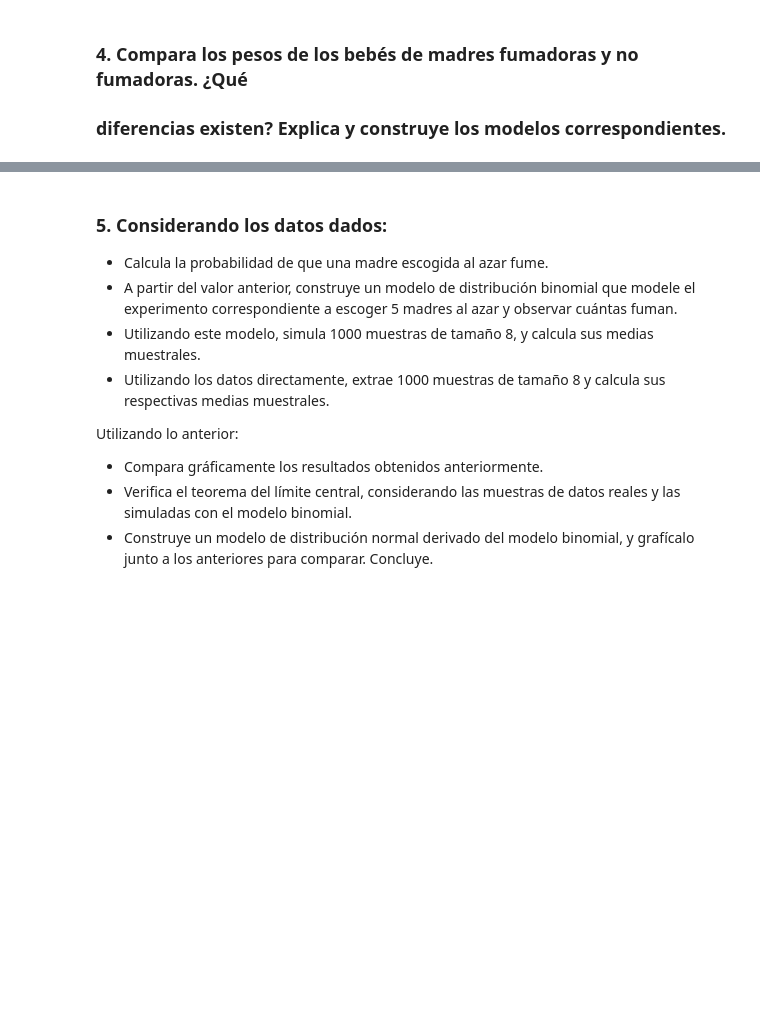
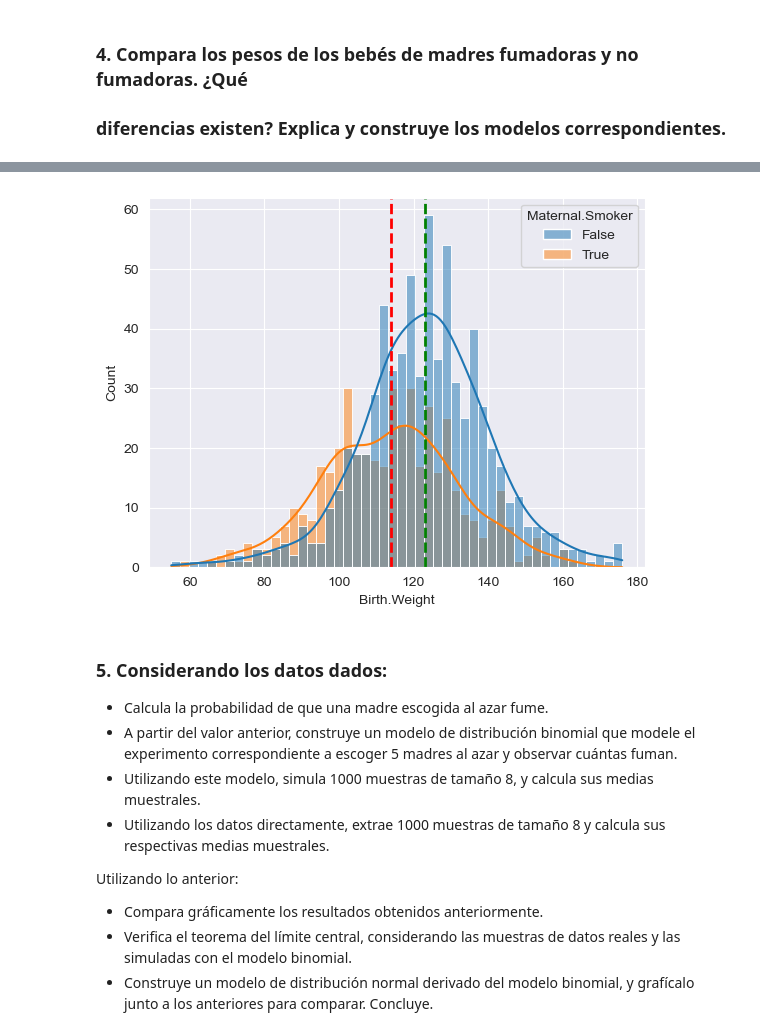
Before and after one commit to Xexe9T/desafio_3_estadisticas_con_python, a Jupyter notebook: desafio_3_analisis_estadistico_python.ipynb, the cells around one changed output, grey strips where cells are left out. Cells and saved outputs as stored; diff of their text form; code cells hidden in the pictures; blank space fills up the shorter version.

```diff
--- a/desafio_3_analisis_estadistico_python.ipynb
+++ b/desafio_3_analisis_estadistico_python.ipynb
@@ -32,3 +172,12 @@ import matplotlib.pyplot as plt
+# %%
+mean_non_smoker = df_baby[df_baby['Maternal.Smoker'] == False]['Birth.Weight'].mean()
+mean_smoker = df_baby[df_baby['Maternal.Smoker'] == True]['Birth.Weight'].mean()
+sns.histplot(data=df_baby, x="Birth.Weight", bins=50, hue='Maternal.Smoker', kde=True)
+plt.axvline(mean_smoker, color='red', linestyle='dashed', linewidth=2)
+plt.axvline(mean_non_smoker, color='green', linestyle='dashed', linewidth=2)
+plt.show()
+# %% [output]
+[figure, added]
 # %% [markdown]
 ### 5. Considerando los datos dados:
 - Calcula la probabilidad de que una madre escogida al azar fume.
```
Also changed, not shown: parts of 16 cells of this notebook.
